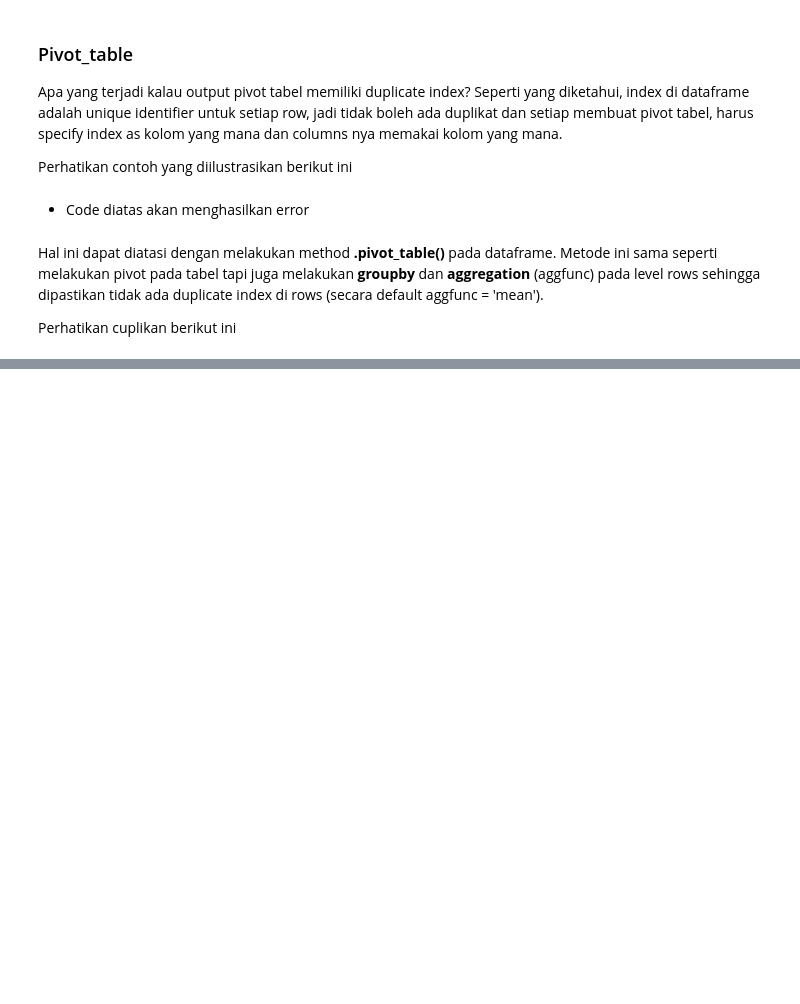
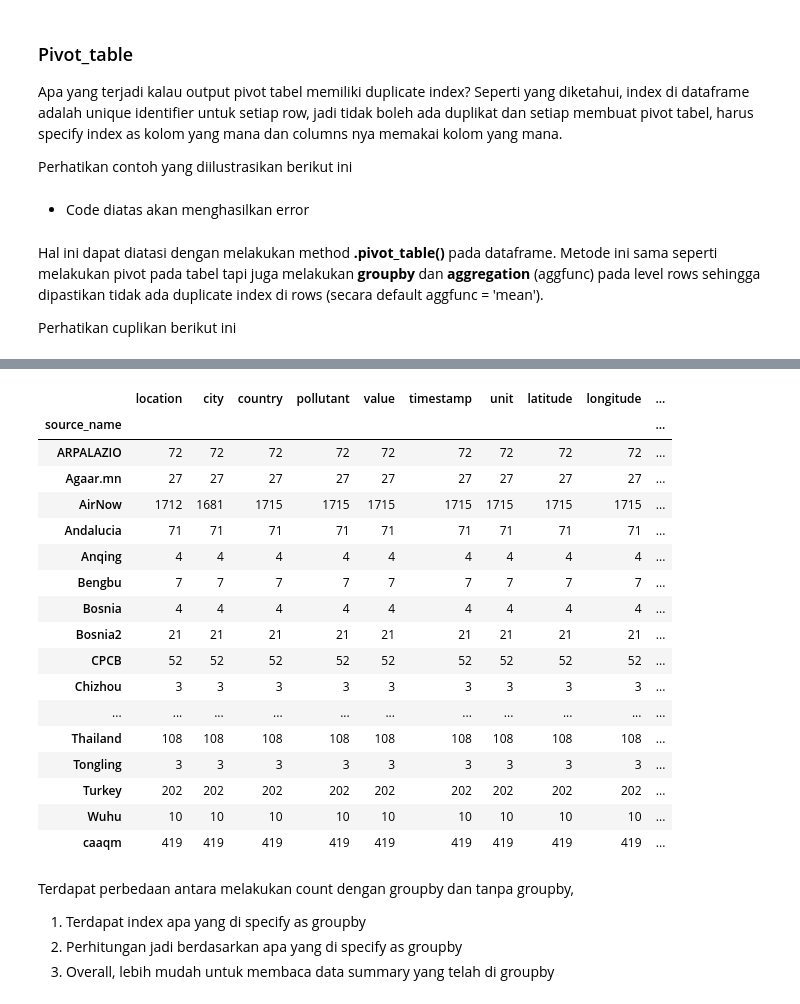
Before and after one commit to setyo-dwi-pratama/Courses, a Jupyter notebook: 9_Data_Manipulation_with_Pandas_Part_2_.ipynb, the cells around one changed output, grey strips where cells are left out. Cells and saved outputs as stored; diff of their text form; code cells hidden in the pictures; blank space fills up the shorter version.

```diff
--- a/9_Data_Manipulation_with_Pandas_Part_2_.ipynb
+++ b/9_Data_Manipulation_with_Pandas_Part_2_.ipynb
@@ -681,0 +1187,5 @@ B              165   255
+# %%
+import pandas as pd
+# Load data global_air_quality.csv
+global_air_quality = pd.read_csv('https://dqlab-dataset.s3-ap-southeast-1.amazonaws.com/LO4/global_air_quality_4000rows.csv')
+print('Lima data teratas:\n', global_air_quality.head())
@@ -681,0 +1249,4 @@ B              165   255
+# %%
+# Melakukan count dengan groupby
+gaq_groupby_count = global_air_quality.groupby('source_name').count()
+print('Count dengan groupby (5 data teratas):\n', gaq_groupby_count.head())
@@ -681,0 +1264,27 @@ B              165   255
+# %%
+gaq_groupby_count
+# %% [output]
+|  | location | city | country | pollutant | value | timestamp | unit | latitude | longitude | ... |
+| source_name |  |  |  |  |  |  |  |  |  | ... |
+| ARPALAZIO | 72 | 72 | 72 | 72 | 72 | 72 | 72 | 72 | 72 | ... |
+| Agaar.mn | 27 | 27 | 27 | 27 | 27 | 27 | 27 | 27 | 27 | ... |
+| AirNow | 1712 | 1681 | 1715 | 1715 | 1715 | 1715 | 1715 | 1715 | 1715 | ... |
+| Andalucia | 71 | 71 | 71 | 71 | 71 | 71 | 71 | 71 | 71 | ... |
+| Anqing | 4 | 4 | 4 | 4 | 4 | 4 | 4 | 4 | 4 | ... |
+| Bengbu | 7 | 7 | 7 | 7 | 7 | 7 | 7 | 7 | 7 | ... |
+| Bosnia | 4 | 4 | 4 | 4 | 4 | 4 | 4 | 4 | 4 | ... |
+| Bosnia2 | 21 | 21 | 21 | 21 | 21 | 21 | 21 | 21 | 21 | ... |
+| CPCB | 52 | 52 | 52 | 52 | 52 | 52 | 52 | 52 | 52 | ... |
+| Chizhou | 3 | 3 | 3 | 3 | 3 | 3 | 3 | 3 | 3 | ... |
+| ... | ... | ... | ... | ... | ... | ... | ... | ... | ... | ... |
+| Thailand | 108 | 108 | 108 | 108 | 108 | 108 | 108 | 108 | 108 | ... |
+| Tongling | 3 | 3 | 3 | 3 | 3 | 3 | 3 | 3 | 3 | ... |
+| Turkey | 202 | 202 | 202 | 202 | 202 | 202 | 202 | 202 | 202 | ... |
+| Wuhu | 10 | 10 | 10 | 10 | 10 | 10 | 10 | 10 | 10 | ... |
+| caaqm | 419 | 419 | 419 | 419 | 419 | 419 | 419 | 419 | 419 | ... |
+# %% [markdown]
+Terdapat perbedaan antara melakukan count dengan groupby dan tanpa groupby,
+
+1. Terdapat index apa yang di specify as groupby
+2. Perhitungan jadi berdasarkan apa yang di specify as groupby
+3. Overall, lebih mudah untuk membaca data summary yang telah di groupby
```
Also changed, not shown: parts of 111 cells of this notebook.
